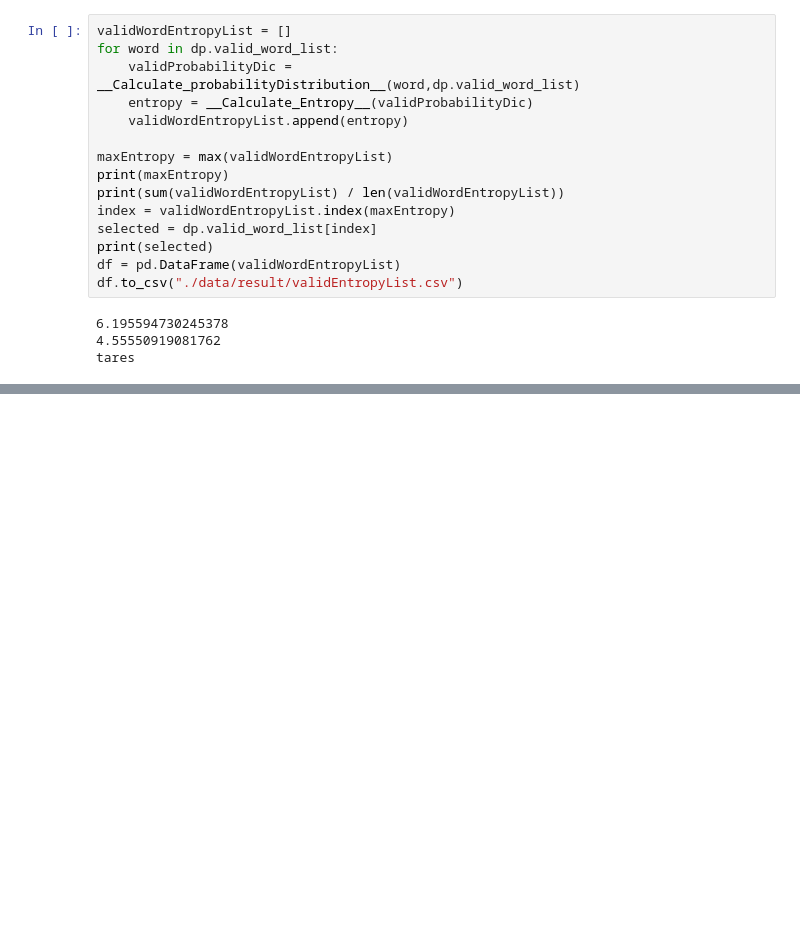
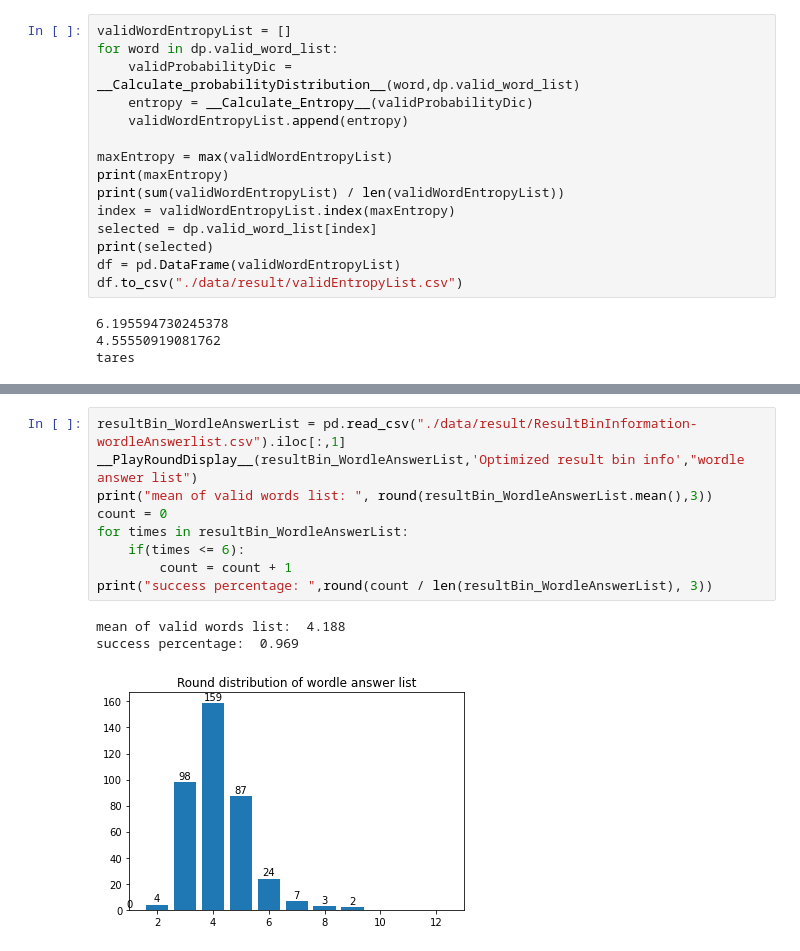
Before and after one commit to yangyangsimons/Artificial_intelligence_solving_wordle, a Jupyter notebook: Figure&Plot.ipynb, the cells around one changed output, grey strips where cells are left out. Saved outputs shown, nothing was run; the diff lists cells and outputs as text; blank space fills up the shorter version.

```diff
--- a/Figure&Plot.ipynb
+++ b/Figure&Plot.ipynb
@@ -269,0 +307,13 @@ tares
+# %%
+resultBin_WordleAnswerList = pd.read_csv("./data/result/ResultBinInformation-wordleAnswerlist.csv").iloc[:,1]
+__PlayRoundDisplay__(resultBin_WordleAnswerList,'Optimized result bin info',"wordle answer list")
+print("mean of valid words list: ", round(resultBin_WordleAnswerList.mean(),3))
+count = 0
+for times in resultBin_WordleAnswerList:
+    if(times <= 6):
+        count = count + 1
+print("success percentage: ",round(count / len(resultBin_WordleAnswerList), 3))
+# %% [output]
+mean of valid words list:  4.188
+success percentage:  0.969
+[figure, added]
```
Also changed, not shown: parts of 10 cells of this notebook, 22 other files.
